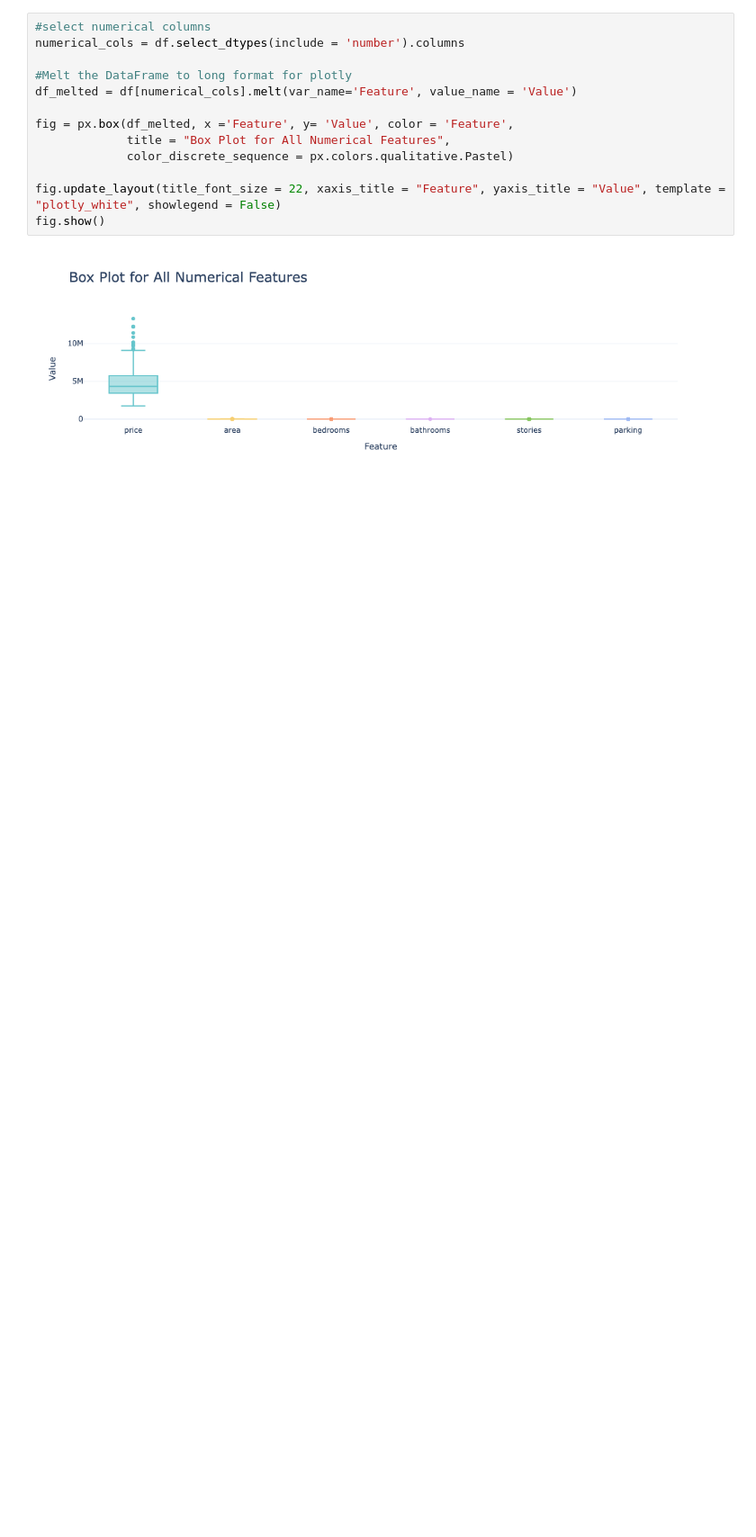
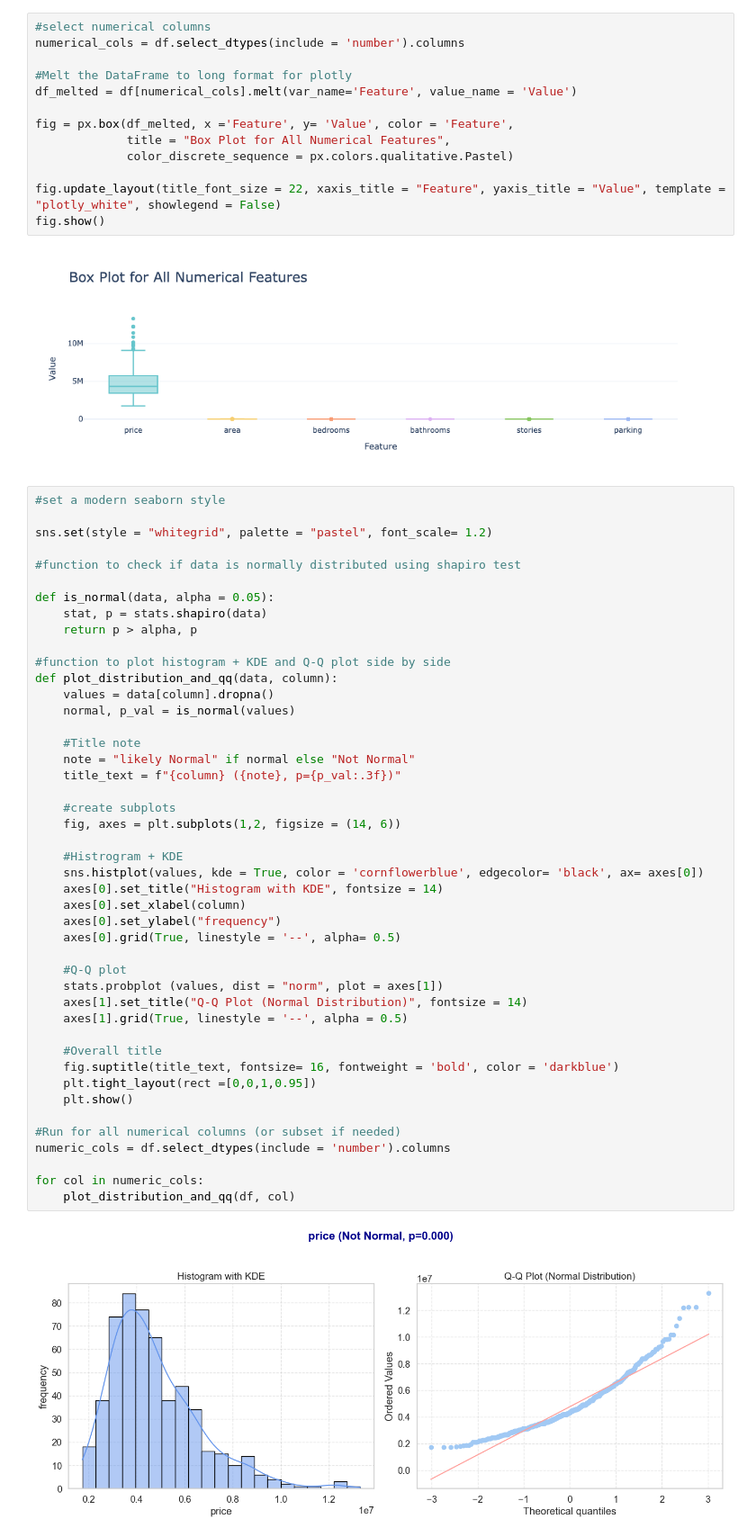
Before and after one commit to Pankaj-2245/Machine-Learning, a Jupyter notebook: house_price_pridiction.ipynb, the cells around one changed output. Shown at 90% size. Drawn from its saved outputs; the diff is of its cells as text; blank space fills up the shorter version.

```diff
--- a/house_price_pridiction.ipynb
+++ b/house_price_pridiction.ipynb
@@ -190,3 +189,50 @@ fig.update_layout(title_font_size = 22, xaxis_title = "Feature", yaxis_title = "
 fig.show()
 # %% [output]
 [figure]
+# %%
+#set a modern seaborn style
+
+sns.set(style = "whitegrid", palette = "pastel", font_scale= 1.2)
+
+#function to check if data is normally distributed using shapiro test
+
+def is_normal(data, alpha = 0.05):
+    stat, p = stats.shapiro(data)
+    return p > alpha, p
+
+#function to plot histogram + KDE and Q-Q plot side by side
+def plot_distribution_and_qq(data, column):
+    values = data[column].dropna()
+    normal, p_val = is_normal(values)
+
+    #Title note
+    note = "likely Normal" if normal else "Not Normal"
+    title_text = f"{column} ({note}, p={p_val:.3f})"
+
+    #create subplots
+    fig, axes = plt.subplots(1,2, figsize = (14, 6))
+
+    #Histrogram + KDE
+    sns.histplot(values, kde = True, color = 'cornflowerblue', edgecolor= 'black', ax= axes[0])
+    axes[0].set_title("Histogram with KDE", fontsize = 14)
+    axes[0].set_xlabel(column)
+    axes[0].set_ylabel("frequency")
+    axes[0].grid(True, linestyle = '--', alpha= 0.5)
+
+    #Q-Q plot
+    stats.probplot (values, dist = "norm", plot = axes[1])
+    axes[1].set_title("Q-Q Plot (Normal Distribution)", fontsize = 14)
+    axes[1].grid(True, linestyle = '--', alpha = 0.5)
+
+    #Overall title
+    fig.suptitle(title_text, fontsize= 16, fontweight = 'bold', color = 'darkblue')
+    plt.tight_layout(rect =[0,0,1,0.95])
+    plt.show()
+
+#Run for all numerical columns (or subset if needed)
+numeric_cols = df.select_dtypes(include = 'number').columns
+
+for col in numeric_cols:
+    plot_distribution_and_qq(df, col)
+# %% [output]
+[figure, added]
```
Also changed, not shown: parts of 15 cells of this notebook, 2 other files.
